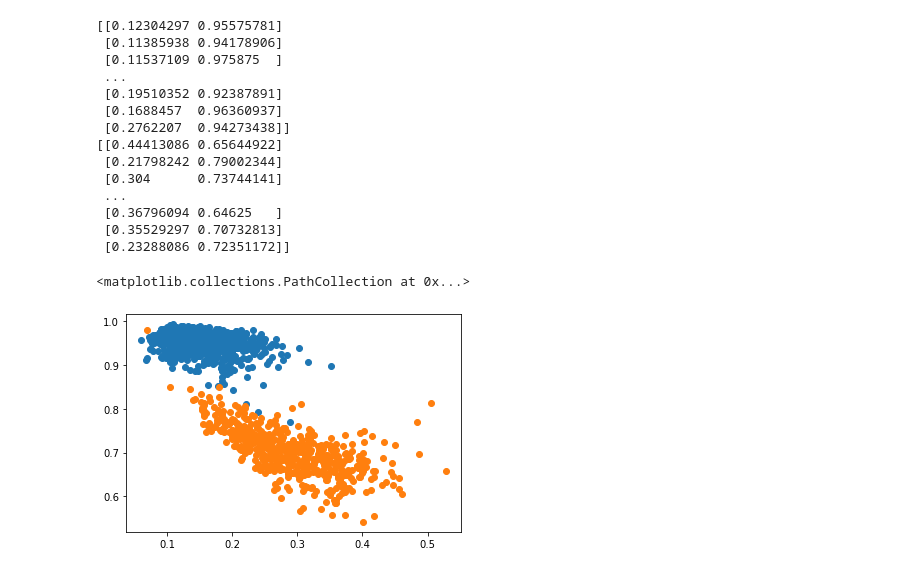
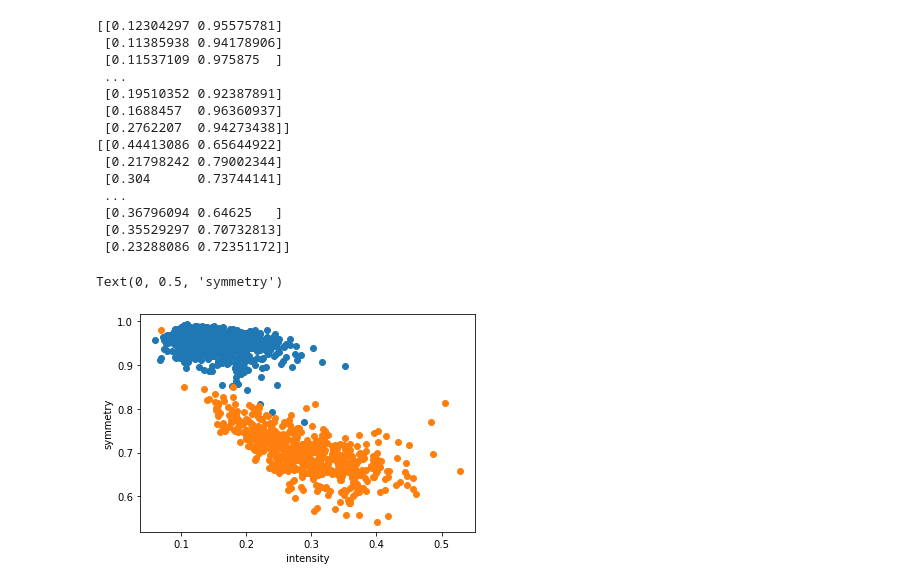
Before and after one commit to iloveleejunghyun/CMPE257_ML_HW1, a Jupyter notebook: problem7.ipynb, the cells around one changed output. Drawn from its saved outputs; the diff is of its cells as text; code cells hidden in the pictures.

```diff
--- a/problem7.ipynb
+++ b/problem7.ipynb
@@ -76,28 +75,31 @@ intensity_5 = calc_intensity(df5)
 # %%
 #combine and plot
 X_1 = np.column_stack((intensity_1, symmetry_1))
 print(X_1)
 
 X_5 = np.column_stack((intensity_5, symmetry_5))
 print(X_5)
 
 #plot
+
 plt.scatter(X_1[:,0],X_1[:,1])
 plt.scatter(X_5[:,0],X_5[:,1])
+plt.xlabel("intensity")
+plt.ylabel("symmetry")
 # %% [output]
 [[0.12304297 0.95575781]
  [0.11385938 0.94178906]
  [0.11537109 0.975875  ]
  ...
  [0.19510352 0.92387891]
  [0.1688457  0.96360937]
  [0.2762207  0.94273438]]
 [[0.44413086 0.65644922]
  [0.21798242 0.79002344]
  [0.304      0.73744141]
  ...
  [0.36796094 0.64625   ]
  [0.35529297 0.70732813]
  [0.23288086 0.72351172]]
-<matplotlib.collections.PathCollection at 0x...>
+Text(0, 0.5, 'symmetry')
-[figure, old version]
+[figure, new version]
```
Also changed, not shown: parts of 1 cell of this notebook, 1 other file.
